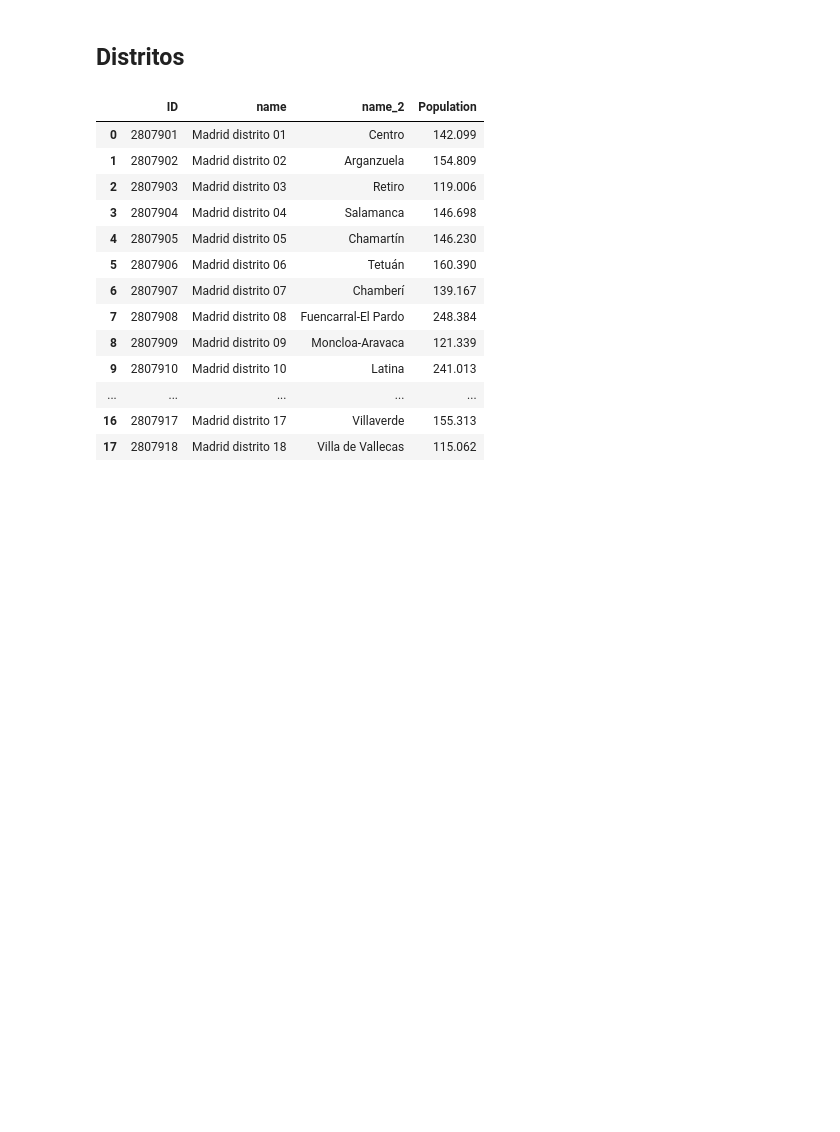
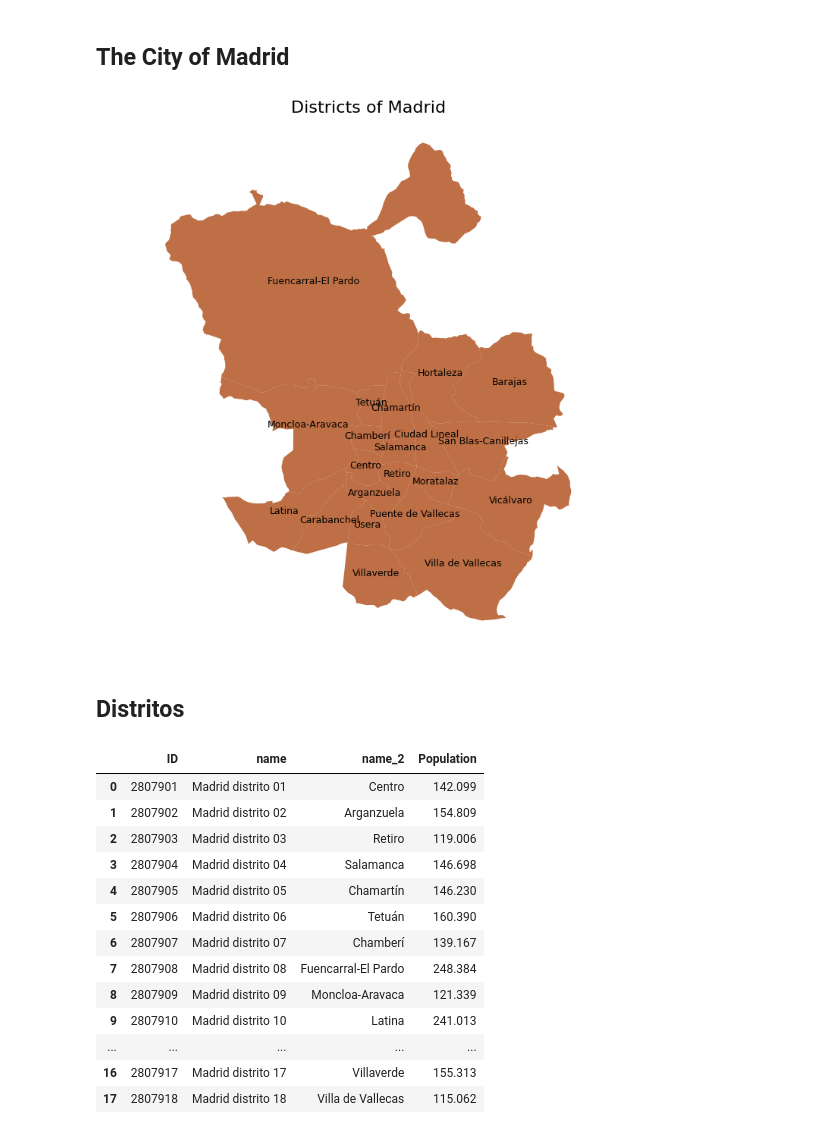
Before and after one commit to carobs9/thesis_project, a Jupyter notebook: data_overview/descriptives.ipynb, the cells around one changed output. Drawn from its saved outputs; the diff is of its cells as text; code cells hidden in the pictures; blank space fills up the shorter version.

```diff
--- a/data_overview/descriptives.ipynb
+++ b/data_overview/descriptives.ipynb
@@ -10,6 +10,34 @@ distritos = pd.read_csv(cfg.ZONIFICACION_DATA / 'distritos/PROCESSED_nombres_dis
 all_viajes = pd.read_csv(cfg.VIAJES_DATA / 'all_viajes_month_0322.csv')
 filtered_viajes = all_viajes.loc[(all_viajes['actividad_origen'] == 'casa')]
 population = pd.read_csv('raw/poblacion_distritos_enero_21.csv', sep=';') # SOURCE: https://www.madrid.es/portales/munimadrid/es/Inicio/El-Ayuntamiento/Estadistica/?vgnextfmt=default&vgnextchannel=8156e39873674210VgnVCM1000000b205a0aRCRD
+# %% [markdown]
+## The City of Madrid
+# %%
+gdf_with_names = merged.merge(distritos[['ID', 'name_2']], on='ID')
+gdf_with_names = gdf_with_names[['ID', 'geometry', 'name_2']]
+# %%
+# Setup figure and axis
+f, ax = plt.subplots(1, figsize=(9, 9))
+# Add roads
+gdf_with_names.plot(ax=ax, color='#AE4B16', linewidth=0.2, alpha=0.8)
+
+texts = []
+
+# Add district names as annotations
+for x, y, label in zip(gdf_with_names.geometry.centroid.x,
+                       gdf_with_names.geometry.centroid.y,
+                       gdf_with_names['name_2']):
+    texts.append(ax.text(x, y, label, fontsize=9, ha='center', color='black'))  # Change color of text to red
+
+# Remove axes
+ax.set_axis_off()
+ax.set_title('Districts of Madrid', fontsize=16)
+# Impose same size for units across axes
+plt.axis('equal')
+# Display
+plt.show()
+# %% [output]
+[figure, added]
 # %% [markdown]
 ## Distritos
 # %%
```
Also changed, not shown: parts of 25 cells of this notebook, 59 other files.
